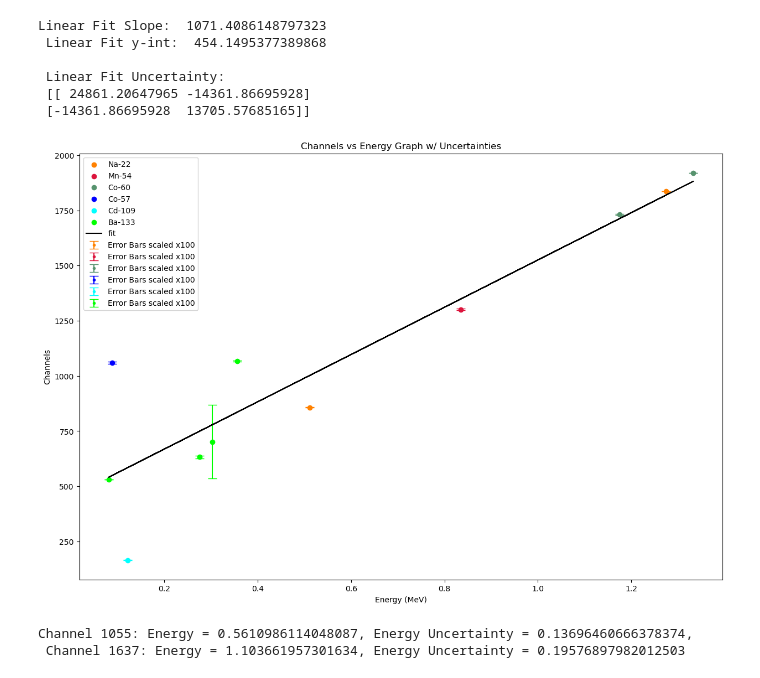
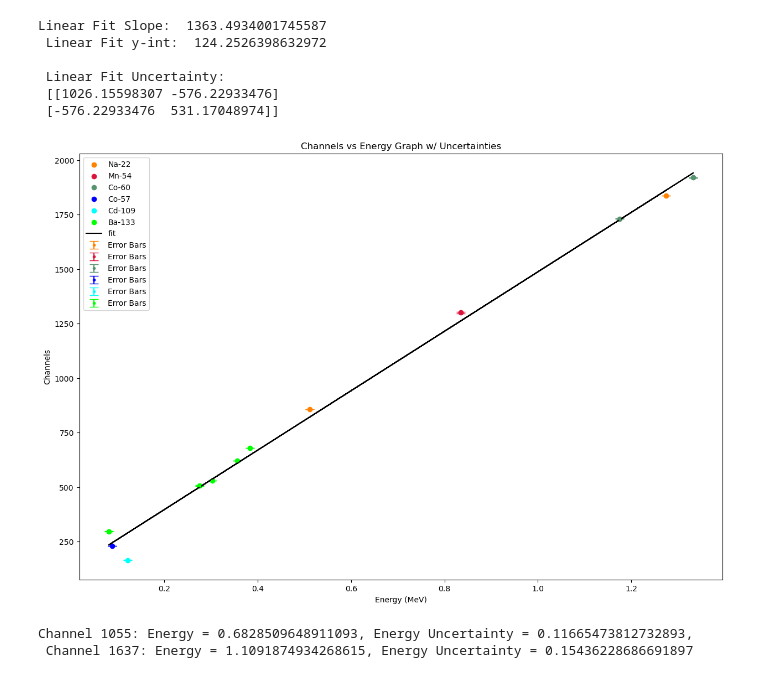
Before and after one commit to ethan-ryan-gh/gam-spec, a Jupyter notebook: Analysis.ipynb, the cells around one changed output. Saved outputs shown, nothing was run; the diff lists cells and outputs as text; code cells hidden in the pictures.

```diff
--- a/Analysis.ipynb
+++ b/Analysis.ipynb
@@ -25,16 +25,16 @@ Co_60_chan = np.array([1731.6001283456444, 1919.9092316093695])
 Co_60_unc = np.array([2.29241806e+00, 2.40838343e-01])
 
 Co_57_E = np.array([0.088]) # Given
-Co_57_chan = np.array([1059.7177571474967])
-Co_57_unc = np.array([1.55832464e+01])
+Co_57_chan = np.array([231.13450500906077])
+Co_57_unc = np.array([4.16536660e-02])
 
 Cd_109_E = np.array([0.122]) # Given
 Cd_109_chan = np.array([165.63024596656805])
 Cd_109_unc = np.array([2.15440268e-01])
 
-Ba_133_E = np.array([0.081, 0.276, 0.303, 0.356]) # Given
-Ba_133_chan = np.array([530.0438271727832, 632.9139255106921, 701.8293274509119 , 1066.8497002788056])
-Ba_133_unc = np.array([1.44728932e-01, 3.46992958e+01, 2.80325624e+04, 3.77352323e+00])
+Ba_133_E = np.array([0.081, 0.276, 0.303, 0.356, 0.384]) # Given
+Ba_133_chan = np.array([297.6006628324705, 506.9831389809982, 530.3850014121278, 620.8060465800778, 679.4661772583805])
+Ba_133_unc = np.array([0.6032397360614885**2, 1.41633987256634**2, 0.44804060611900703**2, 0.18720446476158387**2, 1.0081419263860742**2])
 
 
 #############
@@ -57,12 +57,12 @@ print("Linear Fit Slope: ", popt[0],
 
 print("\n Linear Fit Uncertainty: \n", pcov)
 # %% [output]
-Linear Fit Slope:  1071.4086148797323
- Linear Fit y-int:  454.1495377389868
+Linear Fit Slope:  1363.4934001745587
+ Linear Fit y-int:  124.2526398632972
 
  Linear Fit Uncertainty:
- [[ 24861.20647965 -14361.86695928]
- [-14361.86695928  13705.57685165]]
+ [[1026.15598307 -576.22933476]
+ [-576.22933476  531.17048974]]
 # %%
 #########
 # Plot
@@ -81,37 +81,37 @@ def errorBars(energy, channels, uncertainties, c):
                  fmt='.',
                  c=c,
                  capsize=6,
-                 label='Error Bars scaled x100')
+                 label='Error Bars')
 
 
 plt.figure(figsize=(15,10)) # Make figure bigger
 
 Scatter(Na_22_E, Na_22_chan, '#FF8100', 'Na-22')
 errorBars(Na_22_E, Na_22_chan, Na_22_unc, '#FF8100')
 
 Scatter(Mn_54_E, Mn_54_chan, '#DC143C', 'Mn-54')
 errorBars(Mn_54_E, Mn_54_chan, Mn_54_unc, '#DC143C')
 
 Scatter(Co_60_E, Co_60_chan, '#57936E', 'Co-60')
 errorBars(Co_60_E, Co_60_chan, Co_60_unc, '#57936E')
 
 Scatter(Co_57_E, Co_57_chan, '#0000FF', 'Co-57')
 errorBars(Co_57_E, Co_57_chan, Co_57_unc, '#0000FF')
 
 Scatter(Cd_109_E, Cd_109_chan, '#00FFFF', 'Cd-109')
 errorBars(Cd_109_E, Cd_109_chan, Cd_109_unc, '#00FFFF')
 
 Scatter(Ba_133_E, Ba_133_chan, '#00FF00', 'Ba-133')
 errorBars(Ba_133_E, Ba_133_chan, Ba_133_unc, '#00FF00')
 
 plt.plot(x_range, y_fit, color='#000000', label='fit')
 plt.xlabel('Energy (MeV)') # Label for x-axis
 plt.ylabel('Channels') # Label for y-axis
 plt.title('Channels vs Energy Graph w/ Uncertainties')
 plt.legend() # create legend
 plt.show() # show plot
 # %% [output]
-[figure, old version]
+[figure, new version]
 # %%
 #####################
 # Element X Analysis
@@ -128,5 +128,5 @@ e2, e2_unc = energyUncertainty(1636.6224667069846, np.sqrt(6.20368099e+00), popt
 
 print(f"Channel 1055: Energy = {e1}, Energy Uncertainty = {e1_unc},\n Channel 1637: Energy = {e2}, Energy Uncertainty = {e2_unc}")
 # %% [output]
-Channel 1055: Energy = 0.5610986114048087, Energy Uncertainty = 0.13696460666378374,
- Channel 1637: Energy = 1.103661957301634, Energy Uncertainty = 0.19576897982012503
+Channel 1055: Energy = 0.6828509648911093, Energy Uncertainty = 0.11665473812732893,
+ Channel 1637: Energy = 1.1091874934268615, Energy Uncertainty = 0.15436228686691897
```
Also changed, not shown: 2 other files.
